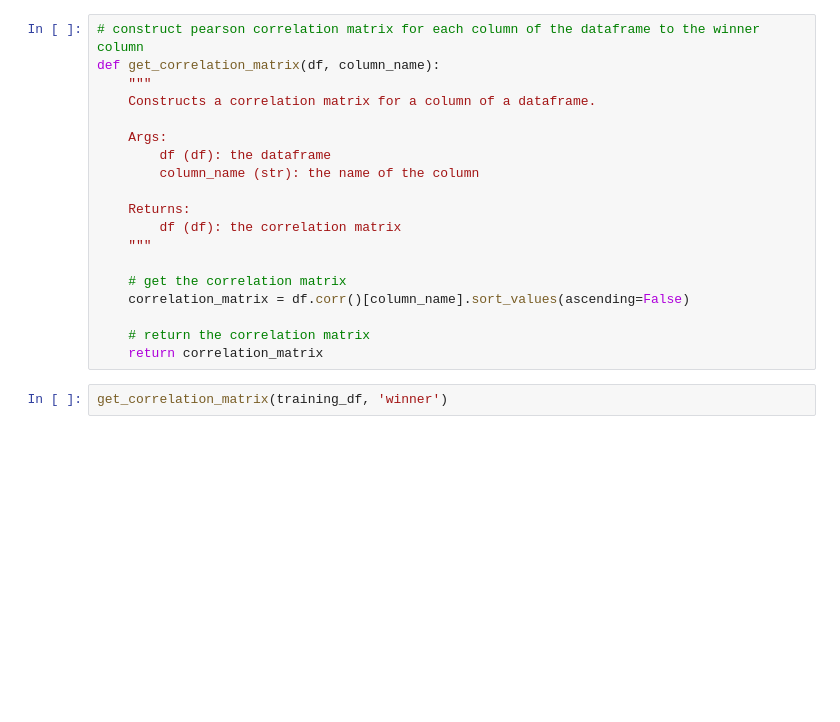
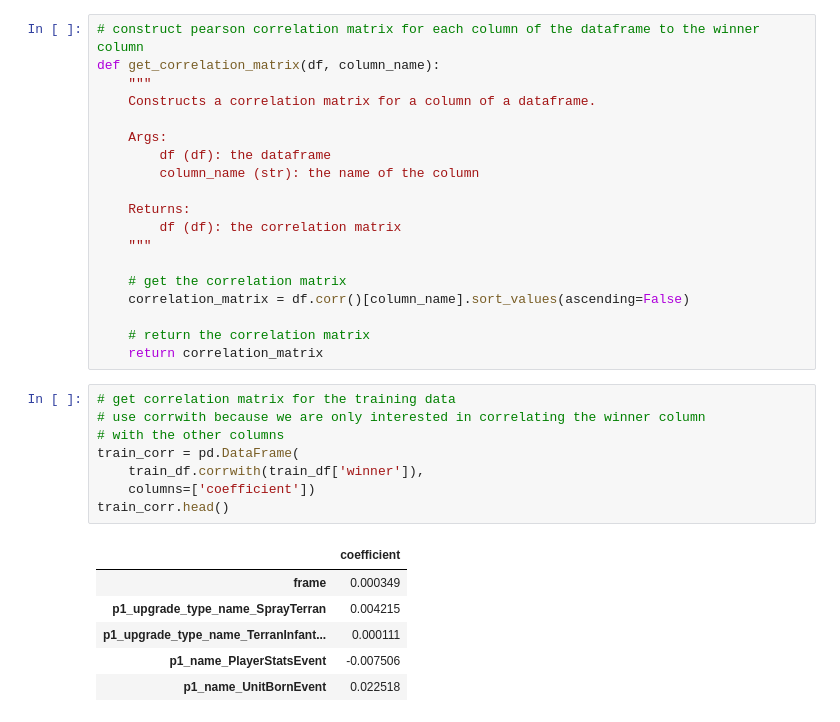
Before and after one commit to jared-a-lloyd/sc2-modeling, a Jupyter notebook: Notebook 3 - Event Data Analysis and Modeling.ipynb, the cells around one changed output. Cells and saved outputs as stored; diff of their text form; blank space fills up the shorter version.

```diff
--- a/Notebook 3 - Event Data Analysis and Modeling.ipynb
+++ b/Notebook 3 - Event Data Analysis and Modeling.ipynb
@@ -1377,5 +1551,18 @@ def get_correlation_matrix(df, column_name):
 
     # return the correlation matrix
     return correlation_matrix
-# %%
-get_correlation_matrix(training_df, 'winner')
+# %%
+# get correlation matrix for the training data
+# use corrwith because we are only interested in correlating the winner column
+# with the other columns
+train_corr = pd.DataFrame(
+    train_df.corrwith(train_df['winner']),
+    columns=['coefficient'])
+train_corr.head()
+# %% [output]
+|  | coefficient |
+| frame | 0.000349 |
+| p1_upgrade_type_name_SprayTerran | 0.004215 |
+| p1_upgrade_type_name_TerranInfant... | 0.000111 |
+| p1_name_PlayerStatsEvent | -0.007506 |
+| p1_name_UnitBornEvent | 0.022518 |
```
Also changed, not shown: parts of 27 cells of this notebook.
